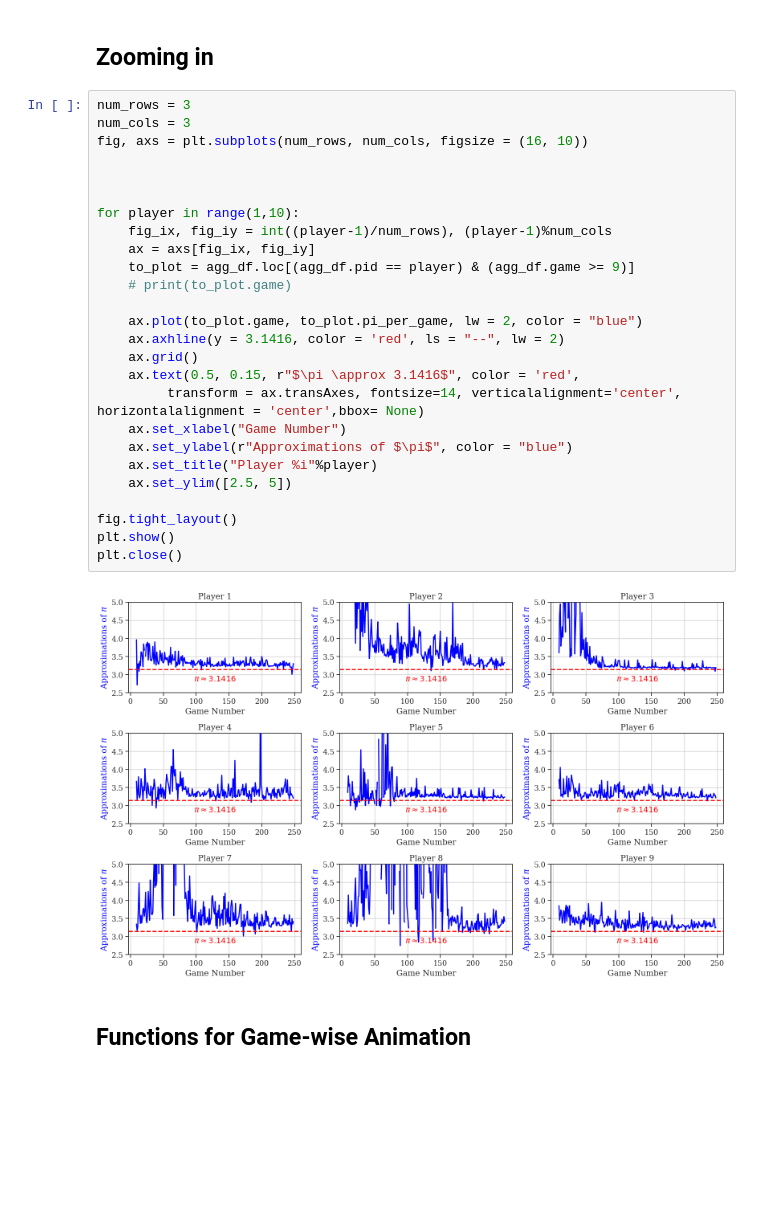
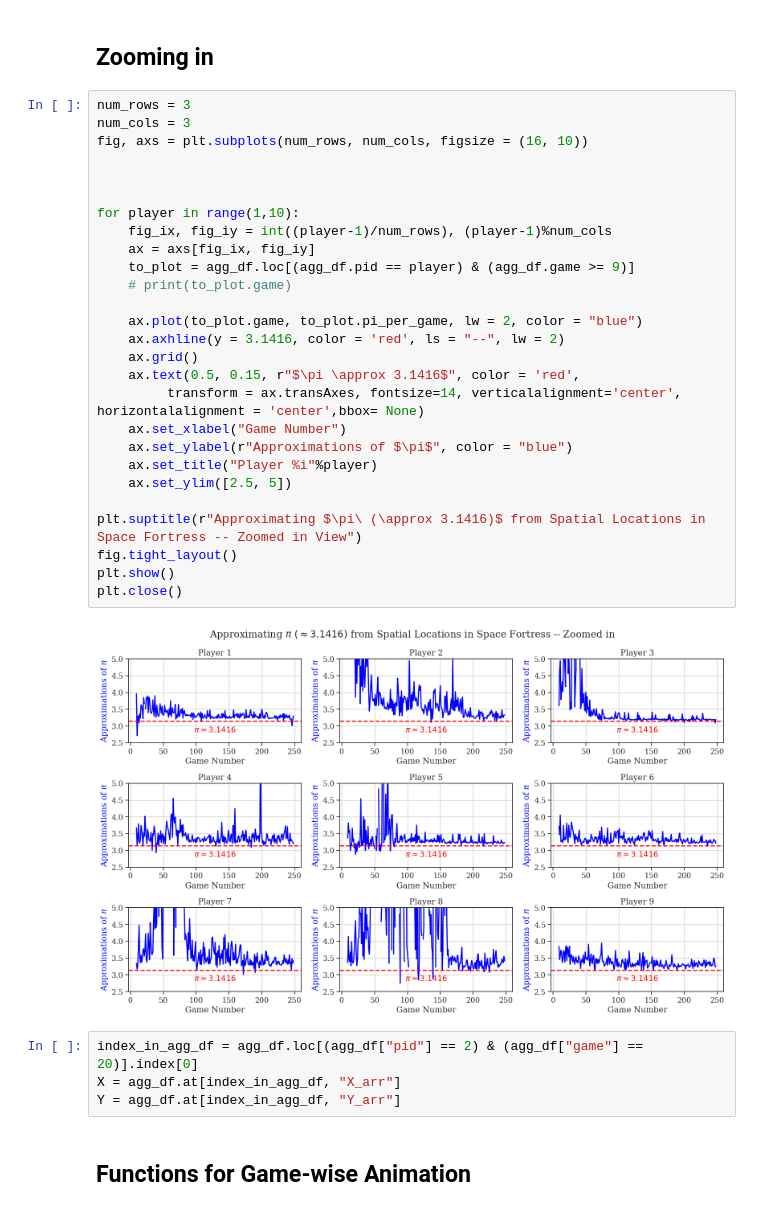
Before and after one commit to Roussel006/Approximating-pi-from-human-gameplay, a Jupyter notebook: Approximate_Pi_from_human_actions.ipynb, the cells around one changed output. Drawn from its saved outputs; the diff is of its cells as text; blank space fills up the shorter version.

```diff
--- a/Approximate_Pi_from_human_actions.ipynb
+++ b/Approximate_Pi_from_human_actions.ipynb
@@ -271,31 +272,36 @@ plt.close()
 # %%
 num_rows = 3
 num_cols = 3
 fig, axs = plt.subplots(num_rows, num_cols, figsize = (16, 10))
 
 
 
 for player in range(1,10):
     fig_ix, fig_iy = int((player-1)/num_rows), (player-1)%num_cols
     ax = axs[fig_ix, fig_iy]
     to_plot = agg_df.loc[(agg_df.pid == player) & (agg_df.game >= 9)]
     # print(to_plot.game)
 
     ax.plot(to_plot.game, to_plot.pi_per_game, lw = 2, color = "blue")
     ax.axhline(y = 3.1416, color = 'red', ls = "--", lw = 2)
     ax.grid()
     ax.text(0.5, 0.15, r"$\pi \approx 3.1416$", color = 'red',
          transform = ax.transAxes, fontsize=14, verticalalignment='center', horizontalalignment = 'center',bbox= None)
     ax.set_xlabel("Game Number")
     ax.set_ylabel(r"Approximations of $\pi$", color = "blue")
     ax.set_title("Player %i"%player)
     ax.set_ylim([2.5, 5])
 
+plt.suptitle(r"Approximating $\pi\ (\approx 3.1416)$ from Spatial Locations in Space Fortress -- Zoomed in View")
 fig.tight_layout()
 plt.show()
 plt.close()
 # %% [output]
-[figure, old version]
+[figure, new version]
+# %%
+index_in_agg_df = agg_df.loc[(agg_df["pid"] == 2) & (agg_df["game"] == 20)].index[0]
+X = agg_df.at[index_in_agg_df, "X_arr"]
+Y = agg_df.at[index_in_agg_df, "Y_arr"]
 # %% [markdown]
 ## Functions for Game-wise Animation
 # %%
```
Also changed, not shown: parts of 5 cells of this notebook, 2 other files.
